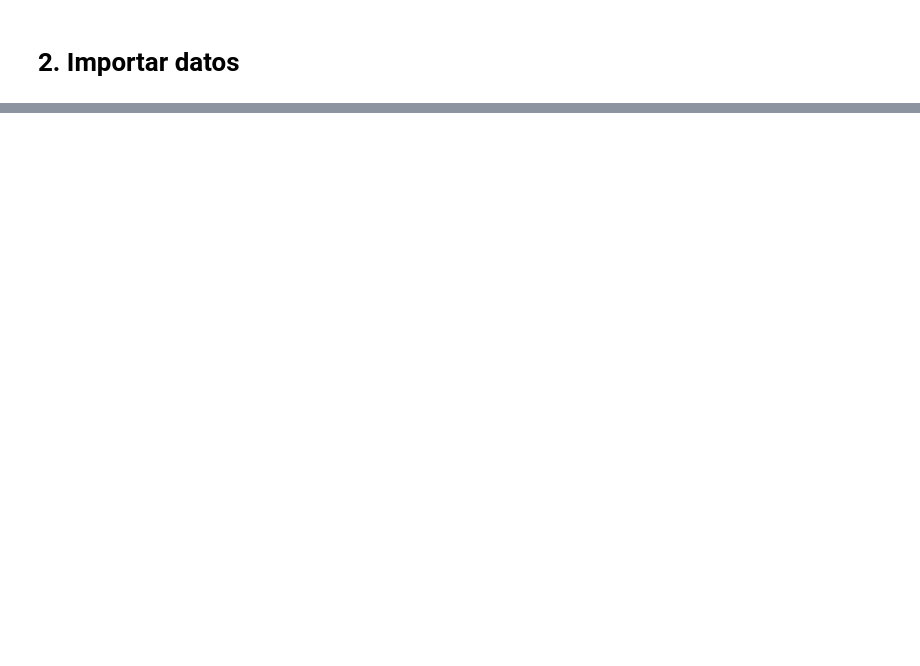
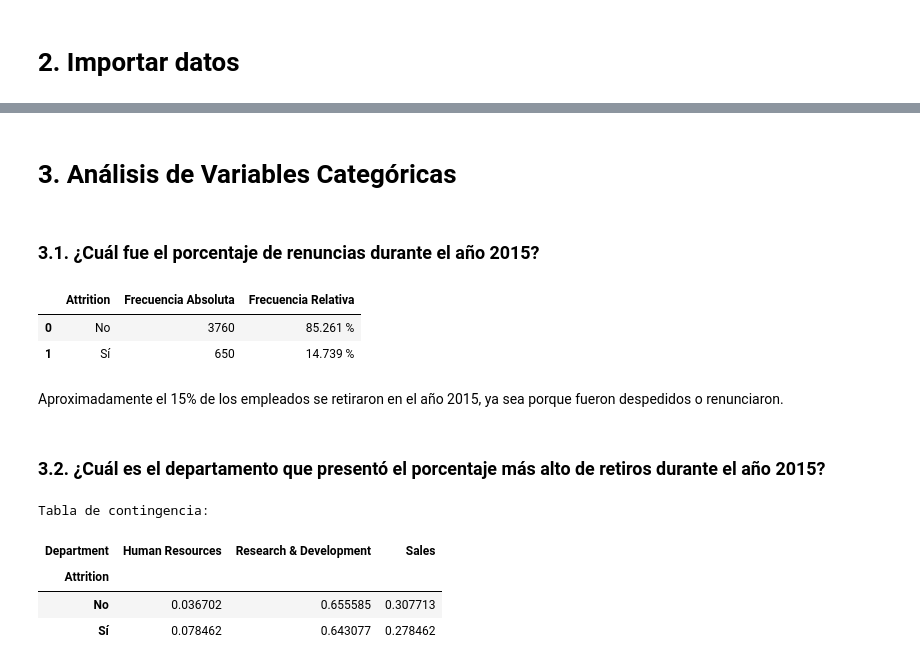
Before and after one commit to AlexanderBedoyaC/prediccion_abandono_empleo, a Jupyter notebook: c. Alex - Análisis Exploratorio.ipynb, the cells around one changed output, grey strips where cells are left out. Drawn from its saved outputs; the diff is of its cells as text; code cells hidden in the pictures; blank space fills up the shorter version.

```diff
--- a/c. Alex - Análisis Exploratorio.ipynb
+++ b/c. Alex - Análisis Exploratorio.ipynb
@@ -44,0 +45,22 @@ memory usage: 982.0+ KB
+# %% [markdown]
+# 3. Análisis de Variables Categóricas
+# %% [markdown]
+### 3.1. ¿Cuál fue el porcentaje de renuncias durante el año 2015?
+# %%
+funciones.univariado_barras(data, 'Attrition', 'v')
+# %% [output]
+|  | Attrition | Frecuencia Absoluta | Frecuencia Relativa |
+| 0 | No | 3760 | 85.261 % |
+| 1 | Sí | 650 | 14.739 % |
+# %% [markdown]
+Aproximadamente el 15% de los empleados se retiraron en el año 2015, ya sea porque fueron despedidos o renunciaron.
+# %% [markdown]
+### 3.2. ¿Cuál es el departamento que presentó el porcentaje más alto de retiros durante el año 2015?
+# %%
+funciones.analisisBivariado(data,['Attrition','Department'],'v','group')
+# %% [output]
+Tabla de contingencia:
+| Department | Human Resources | Research & Development | Sales |
+| Attrition |  |  |  |
+| No | 0.036702 | 0.655585 | 0.307713 |
+| Sí | 0.078462 | 0.643077 | 0.278462 |
```
Also changed, not shown: parts of 9 cells of this notebook, 1 other file.
